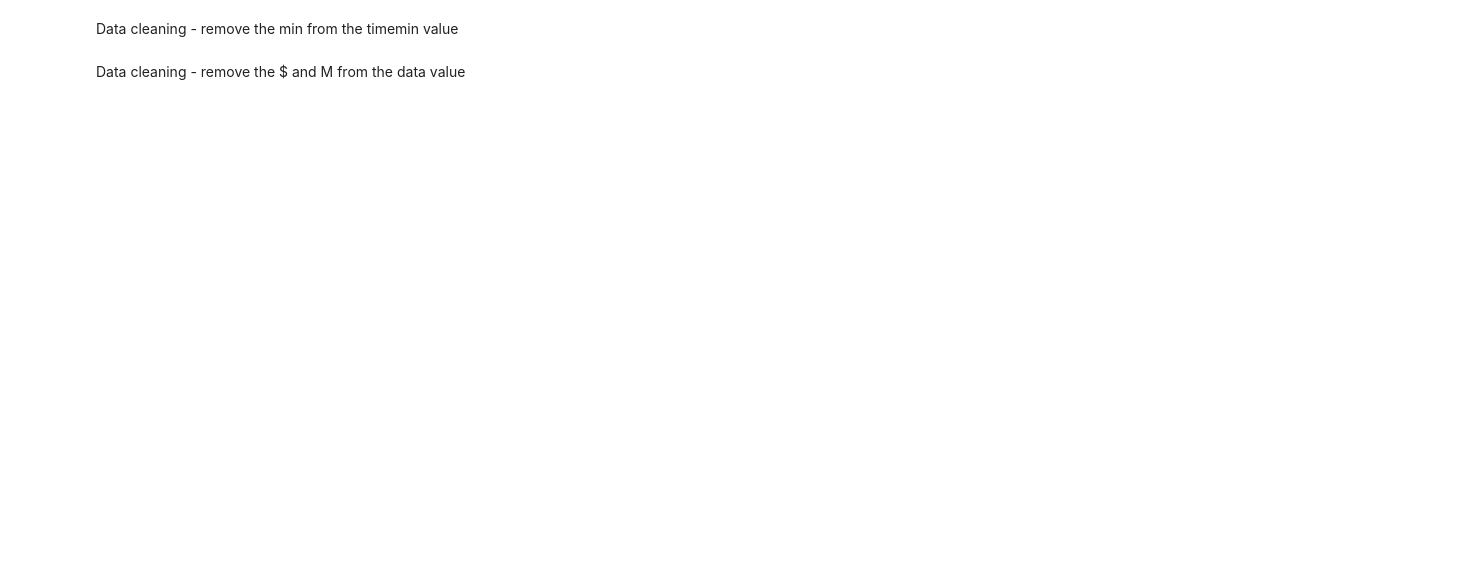
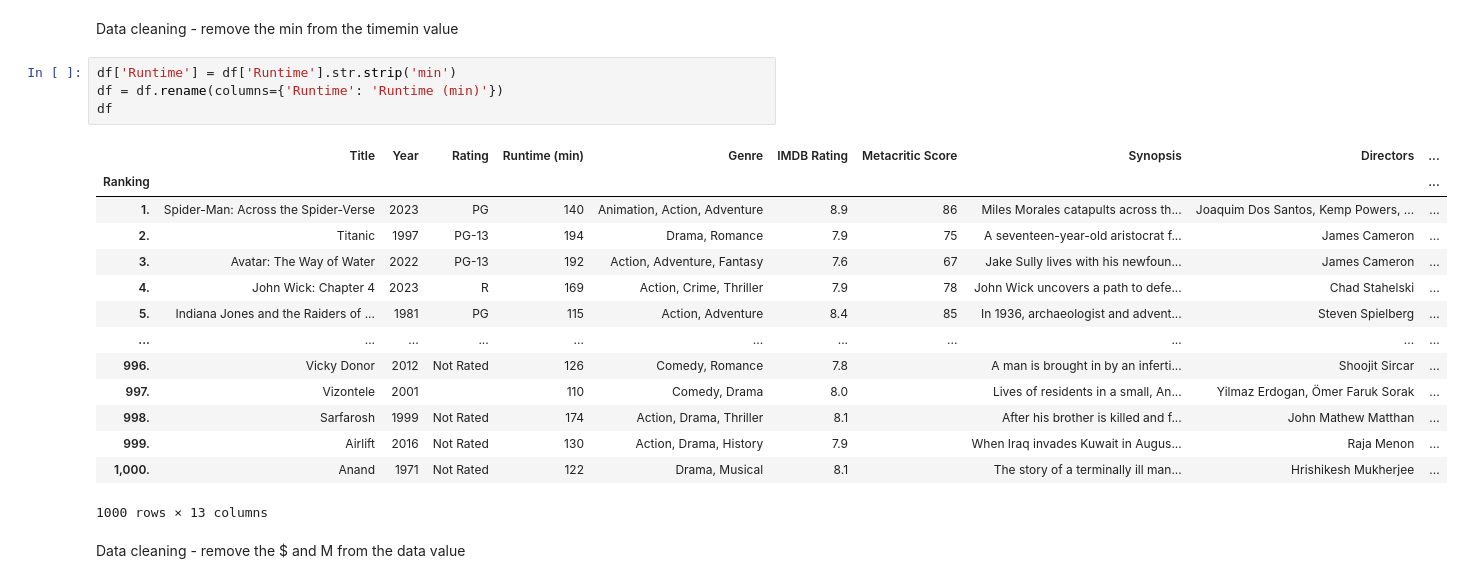
Before and after one commit to justincodestoday/DataScienceExercises, a Jupyter notebook: Exercises/imdb_exercise/Case Study - IMDB Web Scraping.ipynb, the cells around one changed output. Cells and saved outputs as stored; diff of their text form; blank space fills up the shorter version.

```diff
--- a/Exercises/imdb_exercise/Case Study - IMDB Web Scraping.ipynb
+++ b/Exercises/imdb_exercise/Case Study - IMDB Web Scraping.ipynb
@@ -169,4 +193,23 @@ Data cleaning - remove the '()' from year
 # %% [markdown]
 Data cleaning - remove the min from the timemin value
+# %%
+df['Runtime'] = df['Runtime'].str.strip('min')
+df = df.rename(columns={'Runtime': 'Runtime (min)'})
+df
+# %% [output]
+|  | Title | Year | Rating | Runtime (min) | Genre | IMDB Rating | Metacritic Score | Synopsis | Directors | ... |
+| Ranking |  |  |  |  |  |  |  |  |  | ... |
+| 1. | Spider-Man: Across the Spider-Verse | 2023 | PG | 140 | Animation, Action, Adventure | 8.9 | 86 | Miles Morales catapults across th... | Joaquim Dos Santos, Kemp Powers, ... | ... |
+| 2. | Titanic | 1997 | PG-13 | 194 | Drama, Romance | 7.9 | 75 | A seventeen-year-old aristocrat f... | James Cameron | ... |
+| 3. | Avatar: The Way of Water | 2022 | PG-13 | 192 | Action, Adventure, Fantasy | 7.6 | 67 | Jake Sully lives with his newfoun... | James Cameron | ... |
+| 4. | John Wick: Chapter 4 | 2023 | R | 169 | Action, Crime, Thriller | 7.9 | 78 | John Wick uncovers a path to defe... | Chad Stahelski | ... |
+| 5. | Indiana Jones and the Raiders of ... | 1981 | PG | 115 | Action, Adventure | 8.4 | 85 | In 1936, archaeologist and advent... | Steven Spielberg | ... |
+| ... | ... | ... | ... | ... | ... | ... | ... | ... | ... | ... |
+| 996. | Vicky Donor | 2012 | Not Rated | 126 | Comedy, Romance | 7.8 |  | A man is brought in by an inferti... | Shoojit Sircar | ... |
+| 997. | Vizontele | 2001 |  | 110 | Comedy, Drama | 8.0 |  | Lives of residents in a small, An... | Yilmaz Erdogan, Ömer Faruk Sorak | ... |
+| 998. | Sarfarosh | 1999 | Not Rated | 174 | Action, Drama, Thriller | 8.1 |  | After his brother is killed and f... | John Mathew Matthan | ... |
+| 999. | Airlift | 2016 | Not Rated | 130 | Action, Drama, History | 7.9 |  | When Iraq invades Kuwait in Augus... | Raja Menon | ... |
+| 1,000. | Anand | 1971 | Not Rated | 122 | Drama, Musical | 8.1 |  | The story of a terminally ill man... | Hrishikesh Mukherjee | ... |
+1000 rows × 13 columns
 # %% [markdown]
 Data cleaning - remove the $ and M from the data value
```
Also changed, not shown: parts of 9 cells of this notebook, 5 other files.
